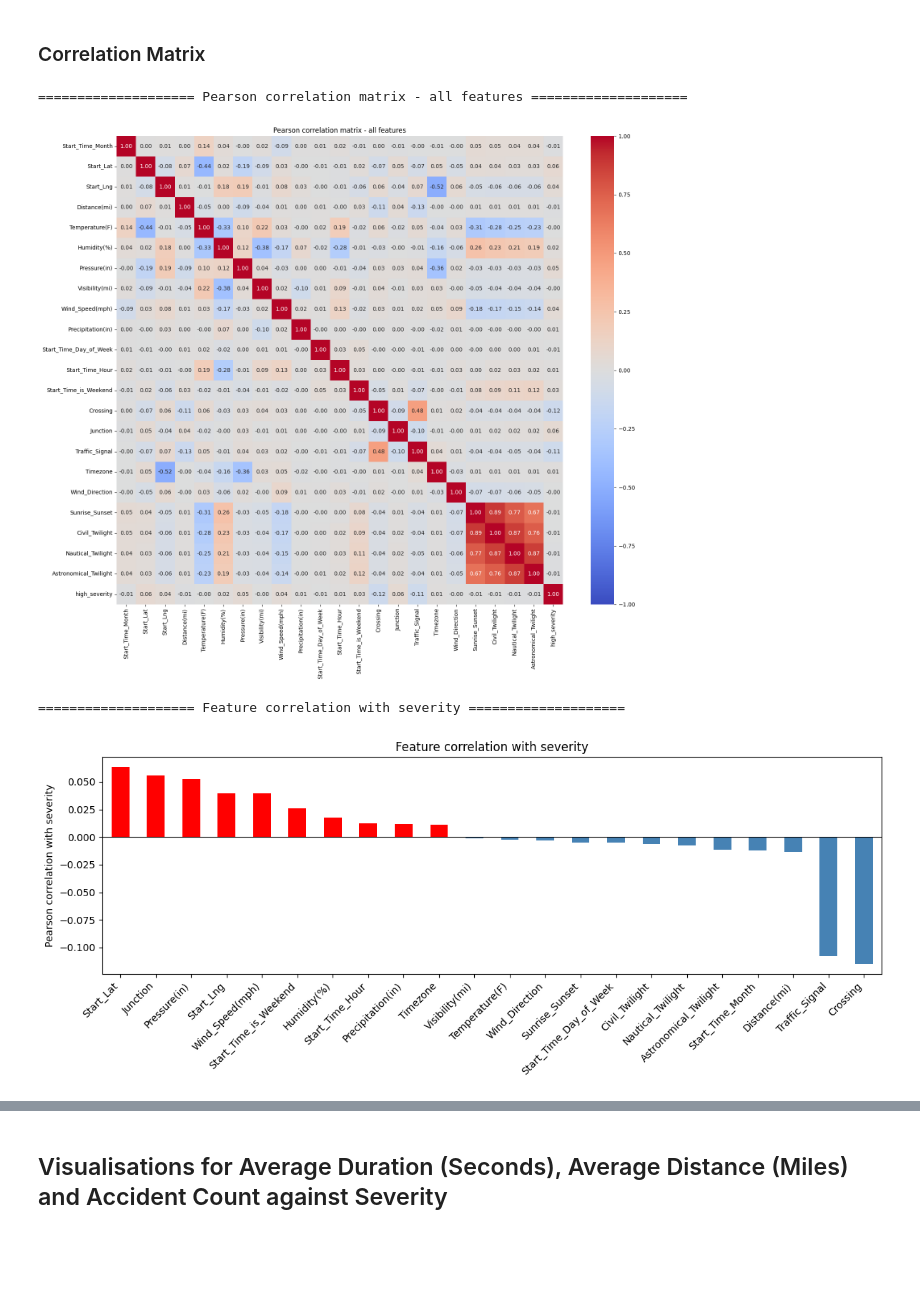
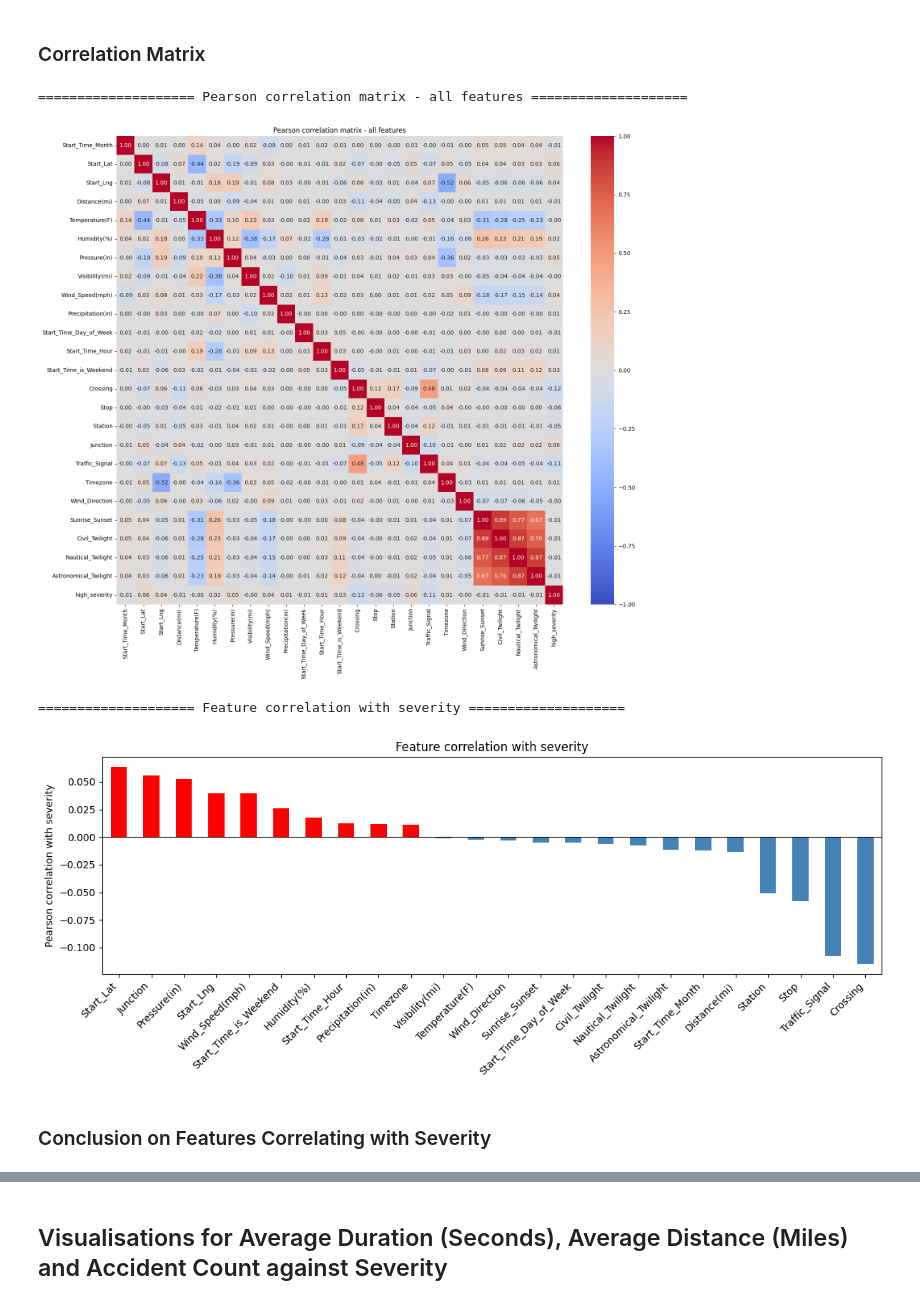
Before and after one commit to iiank/Agentic-AI-for-Big-Data-Analytics, a Jupyter notebook: EDA/post_clean_EDA.ipynb, the cells around one changed output, grey strips where cells are left out. Drawn from its saved outputs; the diff is of its cells as text; code cells hidden in the pictures; blank space fills up the shorter version.

```diff
--- a/EDA/post_clean_EDA.ipynb
+++ b/EDA/post_clean_EDA.ipynb
@@ -329,7 +380,7 @@ for c in categorical_col:
 numerical = [c for c in numerical_col if c not in skip]
 
 # Skip high cardinality categoricals
-bool_cols = ["Crossing", "Junction", "Traffic_Signal"]
+bool_cols = ["Crossing", "Stop", "Station", "Junction", "Traffic_Signal"]
 cat_cols = ["Timezone", "Wind_Direction", "Sunrise_Sunset",
             "Civil_Twilight", "Nautical_Twilight", "Astronomical_Twilight"]
 
@@ -346,33 +397,35 @@ cat_idx_cols = [c + "_idx" for c in cat_cols]
 corr_features = numerical + bool_int_cols + cat_idx_cols + ["high_severity"]
 
 assembler = VectorAssembler(inputCols=corr_features, outputCol="features", handleInvalid="skip")
 vec_df = assembler.transform(df_encoded)
 corr_matrix = Correlation.corr(vec_df, "features").head()[0].toArray()
 
 clean_names = numerical + bool_cols + cat_cols + ["high_severity"]
 corr_pd = pd.DataFrame(corr_matrix, index=clean_names, columns=clean_names)
 
 border("Pearson correlation matrix - all features")
 plt.figure(figsize=(16, 14))
 sns.heatmap(corr_pd, annot=True, fmt=".2f", cmap="coolwarm", center=0, vmin=-1, vmax=1)
 plt.title("Pearson correlation matrix - all features")
 plt.tight_layout()
 plt.show()
 
 highsev_corr = corr_pd["high_severity"].drop("high_severity").sort_values(ascending=False)
 
 border("Feature correlation with severity")
 plt.figure(figsize=(12, 5))
 highsev_corr.plot(kind="bar",
                   color=["red" if v > 0 else "steelblue" for v in highsev_corr])
 plt.axhline(0, color="black", linewidth=0.8)
 plt.ylabel("Pearson correlation with severity")
 plt.title("Feature correlation with severity")
 plt.xticks(rotation=45, ha="right")
 plt.tight_layout()
 plt.show()
 # %% [output]
 ==================== Pearson correlation matrix - all features ====================
-[figure, old version]
+[figure, new version]
 ==================== Feature correlation with severity ====================
-[figure, old version]
+[figure, new version]
+# %% [markdown]
+### Conclusion on Features Correlating with Severity
```
Also changed, not shown: parts of 16 cells of this notebook.
